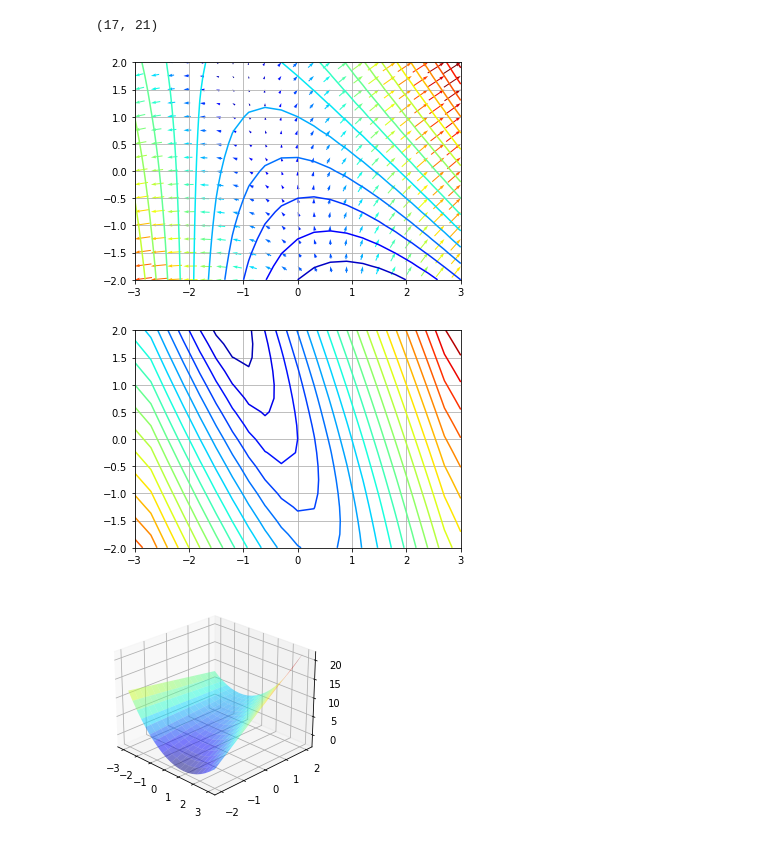
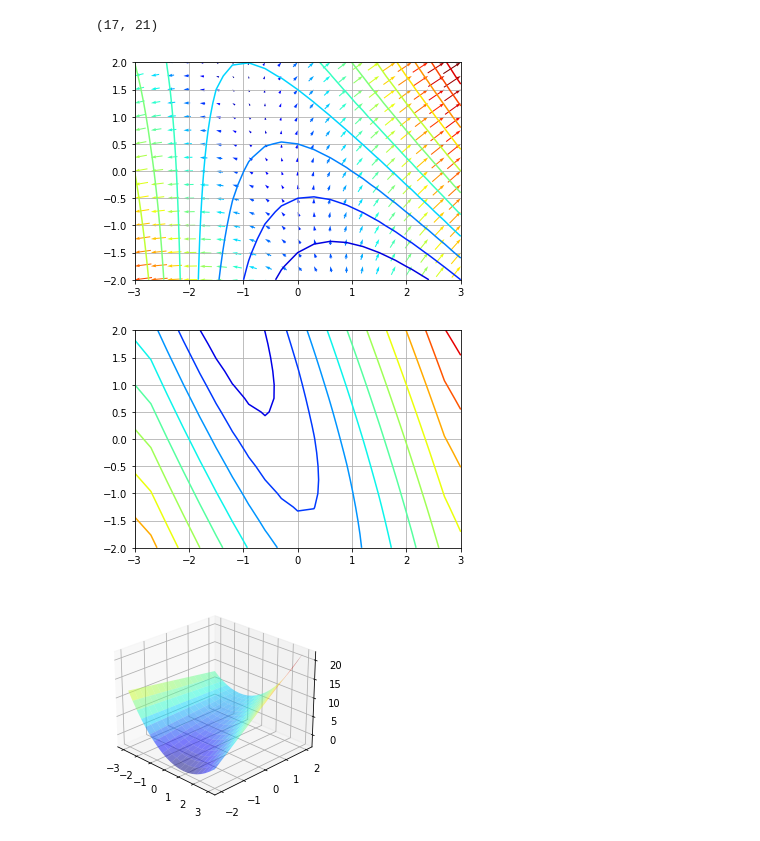
Before and after one commit to jlandercy/cookbook, a Jupyter notebook: python/stackoverflow/2DGradIntegralMCVE.ipynb, the cells around one changed output. Saved outputs shown, nothing was run; the diff lists cells and outputs as text; code cells hidden in the pictures.

```diff
--- a/python/stackoverflow/2DGradIntegralMCVE.ipynb
+++ b/python/stackoverflow/2DGradIntegralMCVE.ipynb
@@ -31,3 +30,6 @@ Y.shape
 (17, 21)
 # %%
 Z = f(X, Y)
+# %%
+zl = np.arange(np.floor(Z.min()), np.ceil(Z.max())+1, 2)
+zl
@@ -54,18 +58,18 @@ dZdy.shape
 # %%
 V = np.hypot(dZdx, dZdy)
 # %%
-axe = plt.contour(X, Y, Z, 20, cmap='jet')
+axe = plt.contour(X, Y, Z, zl, cmap='jet')
 axe.axes.quiver(X, Y, dZdx, dZdy, V, units='x', pivot='tip', cmap='jet')
 axe.axes.set_aspect('equal')
 axe.axes.grid()
 # %% [output]
-[figure, old version]
+[figure, new version]
 # %%
-axe = plt.contour(X, Y, V, 20, cmap='jet')
+axe = plt.contour(X, Y, V, 10, cmap='jet')
 axe.axes.set_aspect('equal')
 axe.axes.grid()
 # %% [output]
-[figure, old version]
+[figure, new version]
 # %%
 SdZx = np.cumsum(dZdx, axis=1)*np.diff(xl)[0]
 SdZy = np.cumsum(dZdy, axis=0)*np.diff(yl)[0]
```
Also changed, not shown: parts of 19 cells of this notebook.
